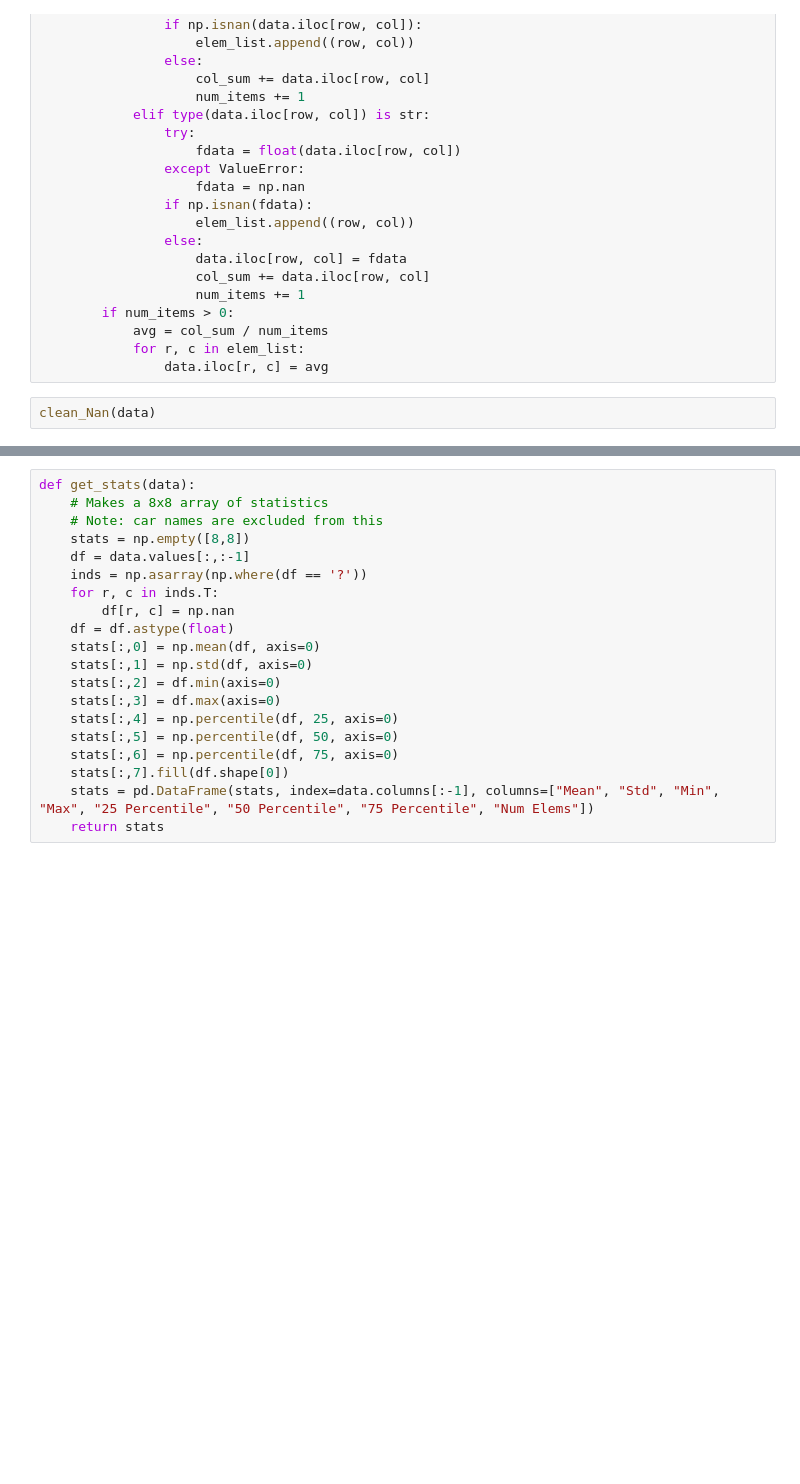
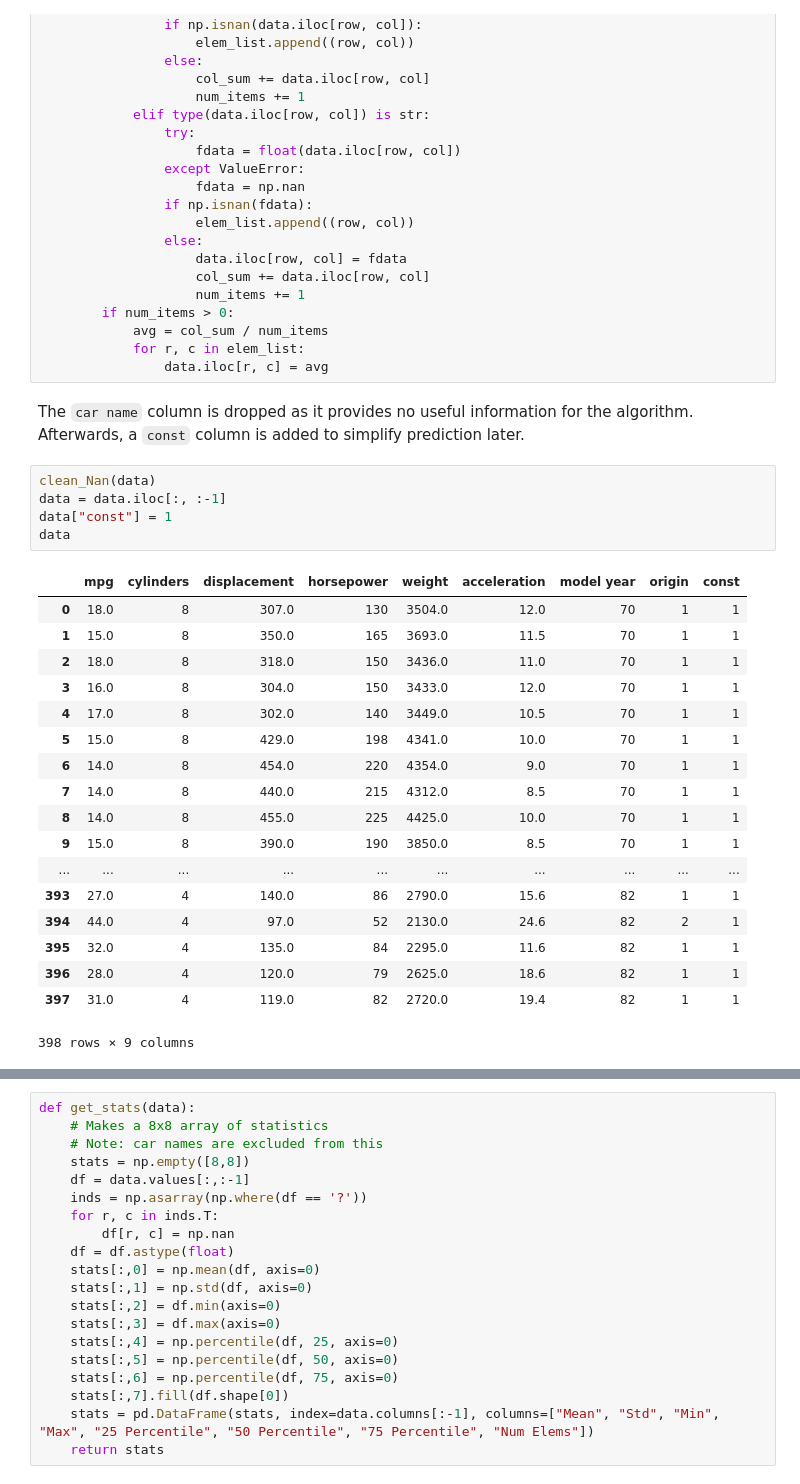
Before and after one commit to ilumsden/COSC528, a Jupyter notebook: project1/devel.ipynb, the cells around one changed output, grey strips where cells are left out. Saved outputs shown, nothing was run; the diff lists cells and outputs as text; blank space fills up the shorter version.

```diff
--- a/project1/devel.ipynb
+++ b/project1/devel.ipynb
@@ -71,5 +81,29 @@ def clean_Nan(data):
             avg = col_sum / num_items
             for r, c in elem_list:
                 data.iloc[r, c] = avg
-# %%
-clean_Nan(data)
+# %% [markdown]
+The `car name` column is dropped as it provides no useful information for the algorithm. Afterwards, a `const` column is added to simplify prediction later.
+# %%
+clean_Nan(data)
+data = data.iloc[:, :-1]
+data["const"] = 1
+data
+# %% [output]
+|  | mpg | cylinders | displacement | horsepower | weight | acceleration | model year | origin | const |
+| 0 | 18.0 | 8 | 307.0 | 130 | 3504.0 | 12.0 | 70 | 1 | 1 |
+| 1 | 15.0 | 8 | 350.0 | 165 | 3693.0 | 11.5 | 70 | 1 | 1 |
+| 2 | 18.0 | 8 | 318.0 | 150 | 3436.0 | 11.0 | 70 | 1 | 1 |
+| 3 | 16.0 | 8 | 304.0 | 150 | 3433.0 | 12.0 | 70 | 1 | 1 |
+| 4 | 17.0 | 8 | 302.0 | 140 | 3449.0 | 10.5 | 70 | 1 | 1 |
+| 5 | 15.0 | 8 | 429.0 | 198 | 4341.0 | 10.0 | 70 | 1 | 1 |
+| 6 | 14.0 | 8 | 454.0 | 220 | 4354.0 | 9.0 | 70 | 1 | 1 |
+| 7 | 14.0 | 8 | 440.0 | 215 | 4312.0 | 8.5 | 70 | 1 | 1 |
+| 8 | 14.0 | 8 | 455.0 | 225 | 4425.0 | 10.0 | 70 | 1 | 1 |
+| 9 | 15.0 | 8 | 390.0 | 190 | 3850.0 | 8.5 | 70 | 1 | 1 |
+| ... | ... | ... | ... | ... | ... | ... | ... | ... | ... |
+| 393 | 27.0 | 4 | 140.0 | 86 | 2790.0 | 15.6 | 82 | 1 | 1 |
+| 394 | 44.0 | 4 | 97.0 | 52 | 2130.0 | 24.6 | 82 | 2 | 1 |
+| 395 | 32.0 | 4 | 135.0 | 84 | 2295.0 | 11.6 | 82 | 1 | 1 |
+| 396 | 28.0 | 4 | 120.0 | 79 | 2625.0 | 18.6 | 82 | 1 | 1 |
+| 397 | 31.0 | 4 | 119.0 | 82 | 2720.0 | 19.4 | 82 | 1 | 1 |
+398 rows × 9 columns
```
Also changed, not shown: parts of 37 cells of this notebook.
